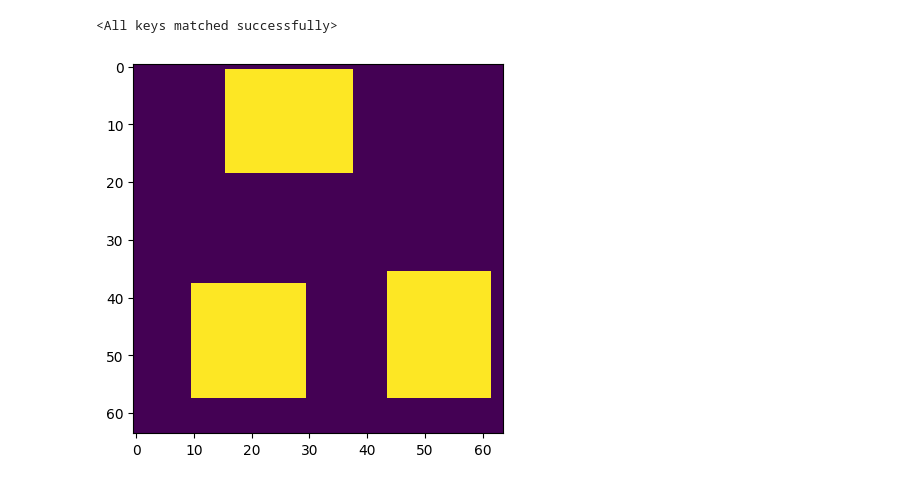
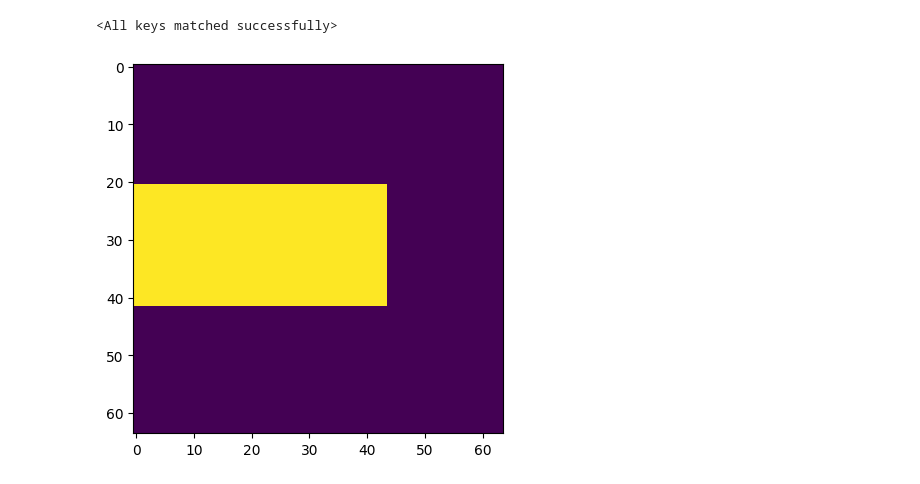
Before and after one commit to pranaboy72/denoisingheat, a Jupyter notebook: inference.ipynb, the cells around one changed output. Cells and saved outputs as stored; diff of their text form; code cells hidden in the pictures.

```diff
--- a/inference.ipynb
+++ b/inference.ipynb
@@ -101,17 +103,17 @@ model.load_state_dict(torch.load(f'./runs/Sep12_13-37-21_mlcs-graphics/model_par
 # %%
 # Evaluation pre-setting
 
-# background = draw_obstacles_pil(bg, obstacle_pos)
-# obstacle_masks = convert_to_obstacle_masks(noise_steps, background[0].size, img_size, obstacle_pos)
-obstacle_masks = randgen_obstacle_masks(1, img_size)
-background = draw_obstacles_pixel(bg, obstacle_masks)
+background = draw_obstacles_pil(bg, obstacle_pos)
+obstacle_masks = convert_to_obstacle_masks(noise_steps, background[0].size, img_size, obstacle_pos)
+# obstacle_masks = randgen_obstacle_masks(1, img_size, seed=seed)
+# background = draw_obstacles_pixel(bg, obstacle_masks)
 
 obstacle_masks = obstacle_masks[0].unsqueeze(0)
 
 plt.imshow(obstacle_masks[0].cpu().numpy())
 plt.show()
 # %% [output]
-[figure, old version]
+[figure, new version]
 # %%
 # Evaluation - Single goal
 
```
Also changed, not shown: parts of 9 cells of this notebook, 6 other files.
